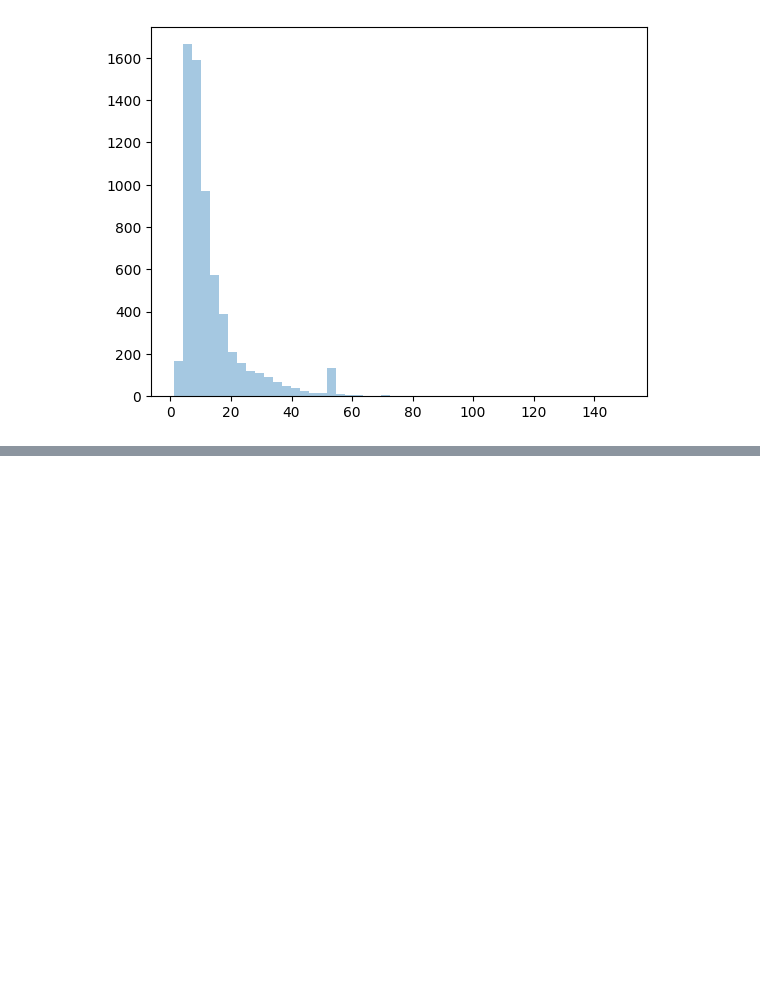
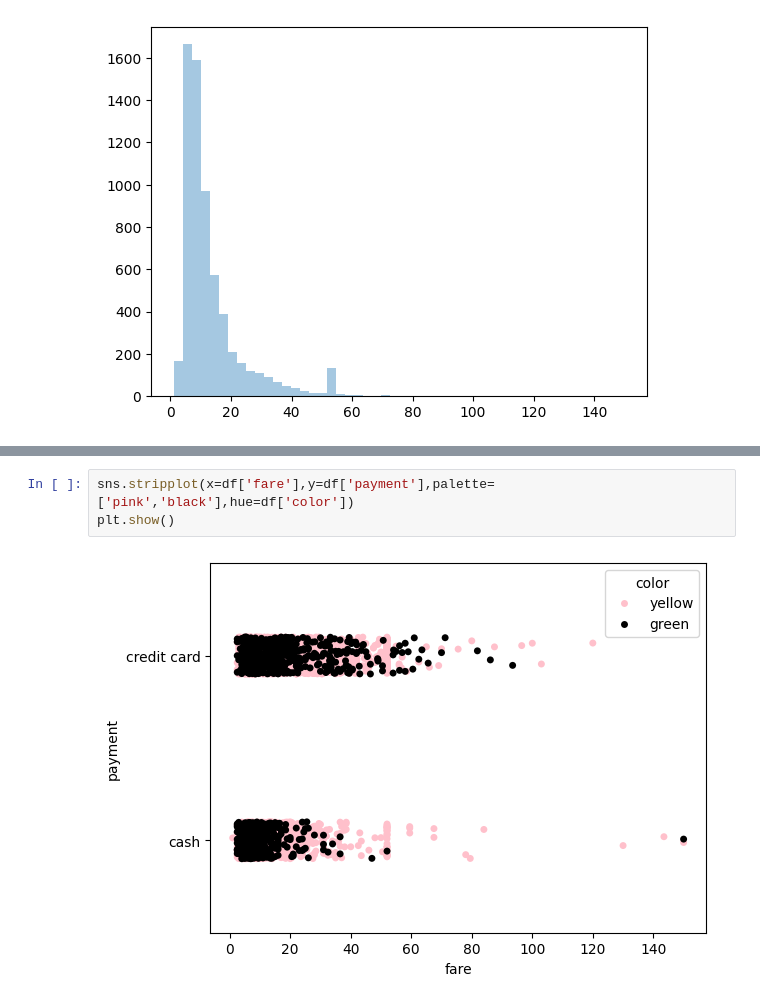
Before and after one commit to Sravan2311/day-11, a Jupyter notebook: day_11.ipynb, the cells around one changed output, grey strips where cells are left out. Drawn from its saved outputs; the diff is of its cells as text; blank space fills up the shorter version.

```diff
--- a/day_11.ipynb
+++ b/day_11.ipynb
@@ -84,0 +100,5 @@ plt.show()
+# %%
+sns.stripplot(x=df['fare'],y=df['payment'],palette=['pink','black'],hue=df['color'])
+plt.show()
+# %% [output]
+[figure, added]
```
Also changed, not shown: parts of 6 cells of this notebook.
